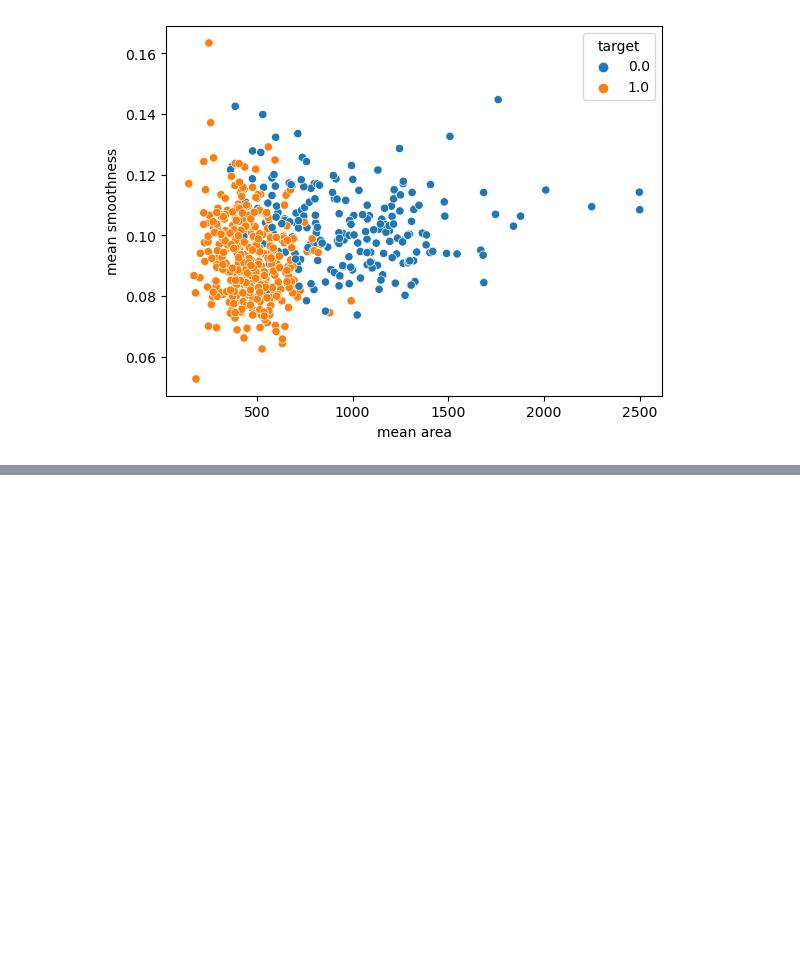
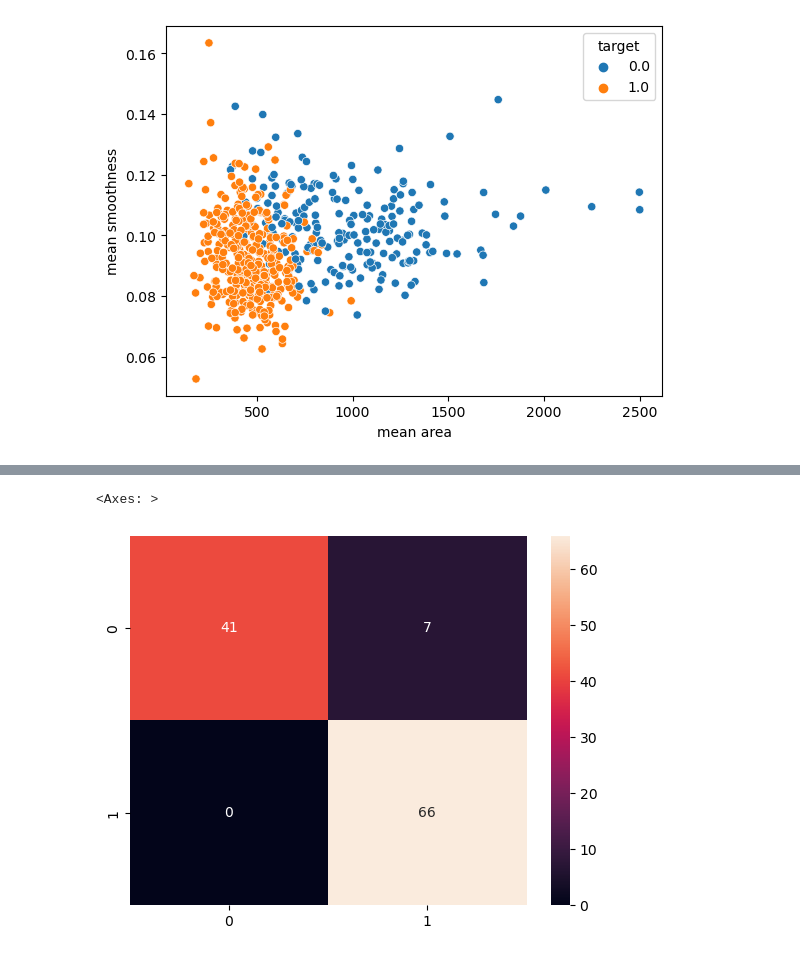
Before and after one commit to AlvaroBishop/SVM_BreastCancerPrediction, a Jupyter notebook: SVM_BreastCancerPrediction.ipynb, the cells around one changed output, grey strips where cells are left out. Saved outputs shown, nothing was run; the diff lists cells and outputs as text; code cells hidden in the pictures; blank space fills up the shorter version.

```diff
--- a/SVM_BreastCancerPrediction.ipynb
+++ b/SVM_BreastCancerPrediction.ipynb
@@ -150,0 +237,7 @@ sns.scatterplot(x = 'mean area', y = 'mean smoothness', hue = 'target', data = d
+# %%
+y_predict_test = svc_model.predict(X_test)
+cm = confusion_matrix(y_test, y_predict_test)
+sns.heatmap(cm, annot = True)
+# %% [output]
+<Axes: >
+[figure, added]
```
Also changed, not shown: parts of 14 cells of this notebook.
